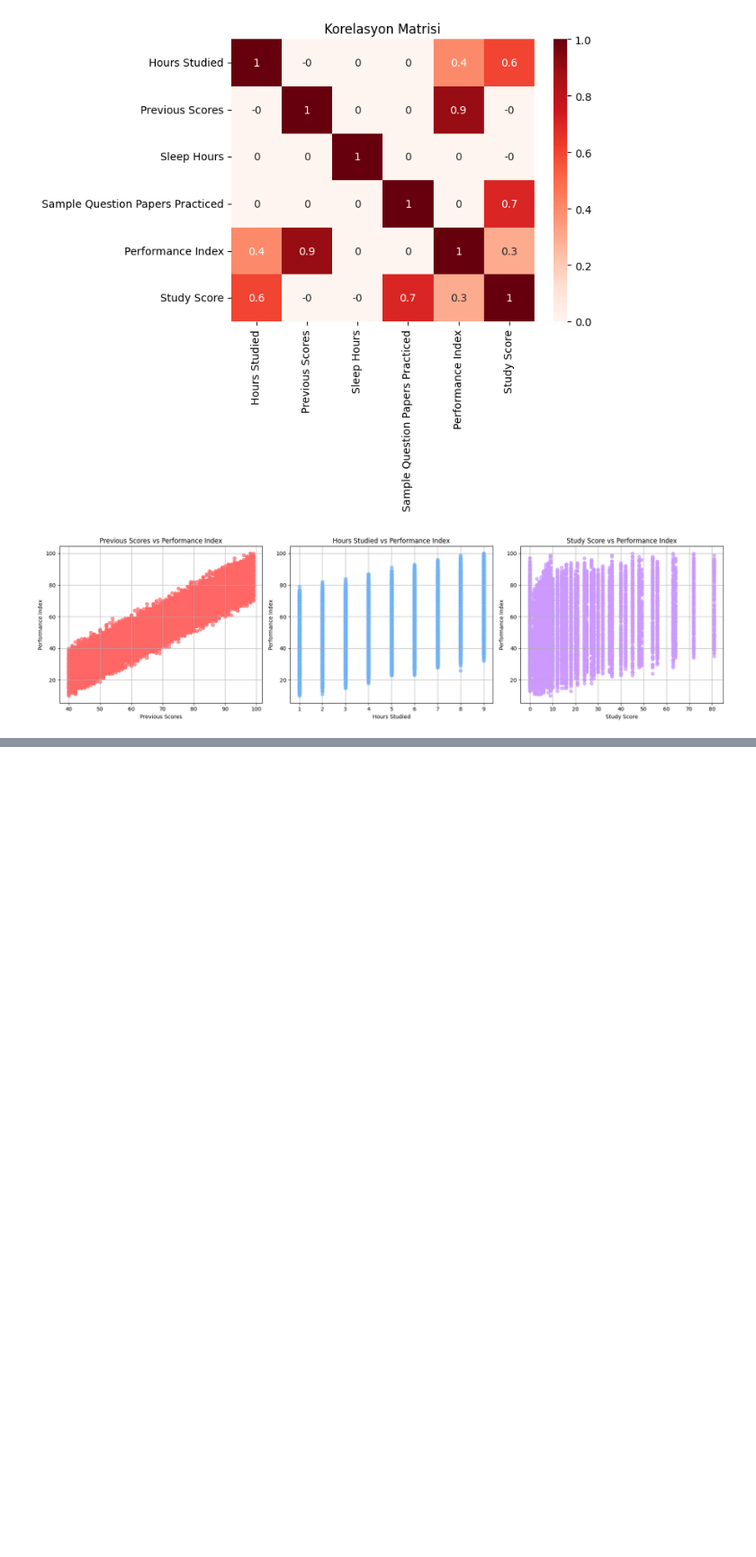
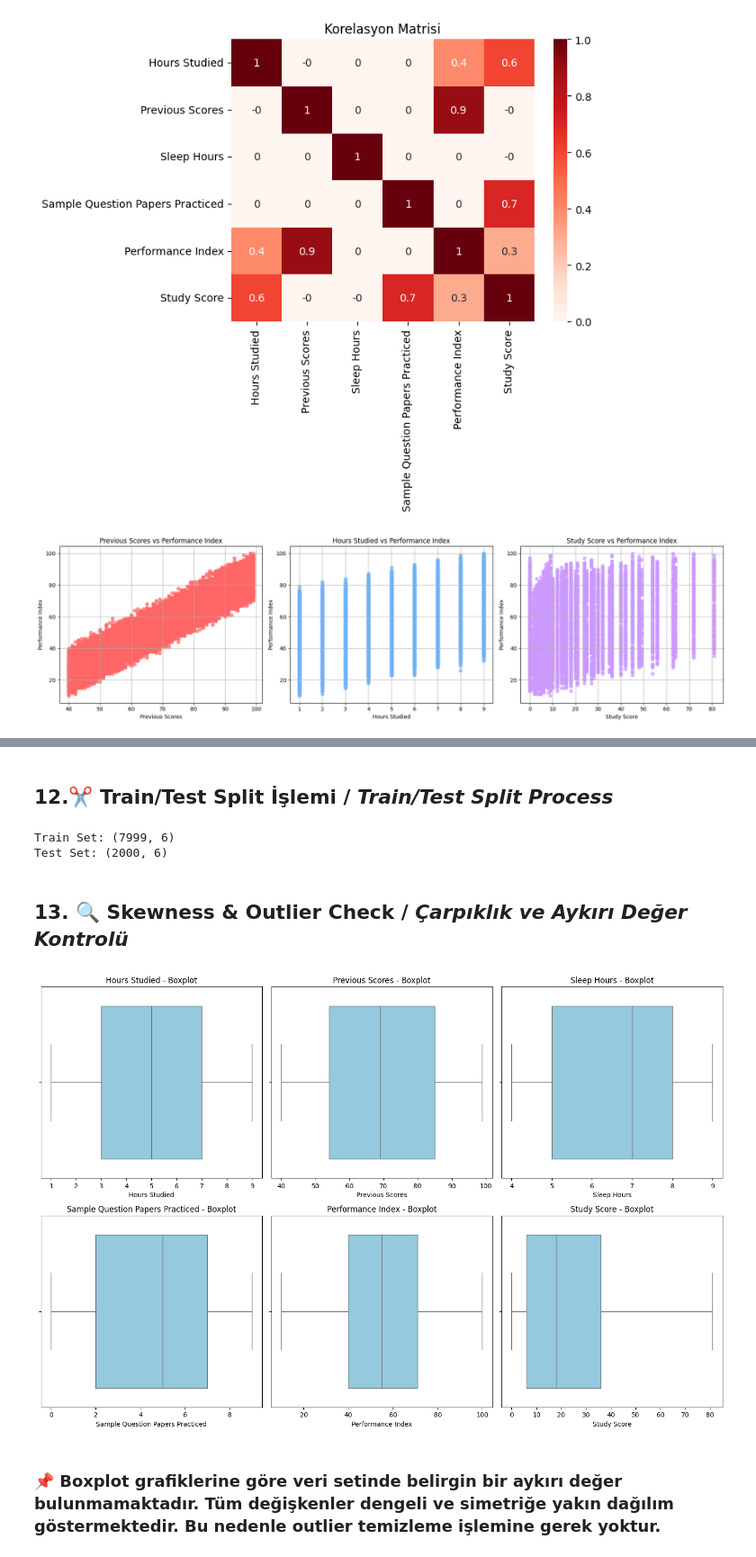
Before and after one commit to GorkemCin/Machine_Learning, a Jupyter notebook: Machine_Learning/supervised_ml/Multiple Linear Regression.ipynb, the cells around one changed output, grey strips where cells are left out. Shown: that part at 90% size. Cells and saved outputs as stored; diff of their text form; code cells hidden in the pictures; blank space fills up the shorter version.

Commit message:
Update: Refined Multiple Linear Regression notebook

```diff
--- a/Machine_Learning/supervised_ml/Multiple Linear Regression.ipynb
+++ b/Machine_Learning/supervised_ml/Multiple Linear Regression.ipynb
@@ -340,0 +347,4 @@ plt.show()
+# %%
+# Multiple Regrasyon modelleme için gerekli sütunları içeren cdf veri seti oluşturulduk.
+cdf = student_df[['Hours Studied', 'Previous Scores', 'Sleep Hours', 'Sample Question Papers Practiced', 'Study Score', 'Performance Index']]
+cdf.head()
@@ -340,0 +358,10 @@ plt.show()
+# %%
+from scipy.stats import boxcox
+from scipy.stats import skew
+# Sayısal sütunlar için çarpıklık (skewness) değerini hesapladık.
+# Skewness, dağılımın simetrik olup olmadığını gösterir.
+# 0'a yakın değerler normal dağılıma işaret ederken,pozitif değerler sağa çarpık, negatif değerler sola çarpık dağılıma işaret eder.
+for col in cdf.columns:
+    print(f'{col} Çarpıklık (skewness): {skew(cdf[col]):.2f}\n')
+# Hours Studied, Previous Scores, Sleep Hours, Sample Question Papers Practiced ve Performance Index değişkenlerinin çarpıklık değeri yaklaşık 0 olduğundan, bu değişkenler normal dağılıma oldukça yakındır.
+# Study Score değişkeninin çarpıklığı 0.92 olup pozitif çarpık (sağa çarpık) bir dağılıma sahiptir. Bu, bazı yüksek değerlerin ortalamayı sağ tarafa çektiğini gösterir.
@@ -340,0 +415,33 @@ plt.show()
+# %% [markdown]
+## 12.✂️ **Train/Test Split İşlemi** / _Train/Test Split Process_
+# %%
+from sklearn.model_selection import train_test_split
+# Veri seti %80 eğitim (%80 train), %20 test (%20 test) olacak şekilde ayrıldı.
+# Bu işlem modelin eğitilmesi ve test edilmesi için veri setini hazırlar.
+train_df, test_df = train_test_split(student_df, train_size=0.8, random_state=42)
+print(f'Train Set: {train_df.shape}\nTest Set: {test_df.shape}')
+# %% [output]
+Train Set: (7999, 6)
+Test Set: (2000, 6)
+# %% [markdown]
+## 13. 🔍 **Skewness & Outlier Check** / _Çarpıklık ve Aykırı Değer Kontrolü_
+# %%
+import matplotlib.pyplot as plt
+import seaborn as sns
+
+# Sayısal değişkenleri alalım.
+numeric_columns = student_df.select_dtypes(include='number').columns
+
+# Kutu grafiklerini çizdik.
+plt.figure(figsize=(15, 10))
+for i, col in enumerate(numeric_columns, 1):
+    plt.subplot(2, 3, i)
+    sns.boxplot(x=student_df[col], color='skyblue')
+    plt.title(f'{col} - Boxplot')
+    plt.tight_layout()
+
+plt.show()
+# %% [output]
+[figure, added]
+# %% [markdown]
+### 📌 Boxplot grafiklerine göre veri setinde belirgin bir aykırı değer bulunmamaktadır. Tüm değişkenler dengeli ve simetriğe yakın dağılım göstermektedir. Bu nedenle outlier temizleme işlemine gerek yoktur.
```
Also changed, not shown: parts of 7 cells of this notebook.
